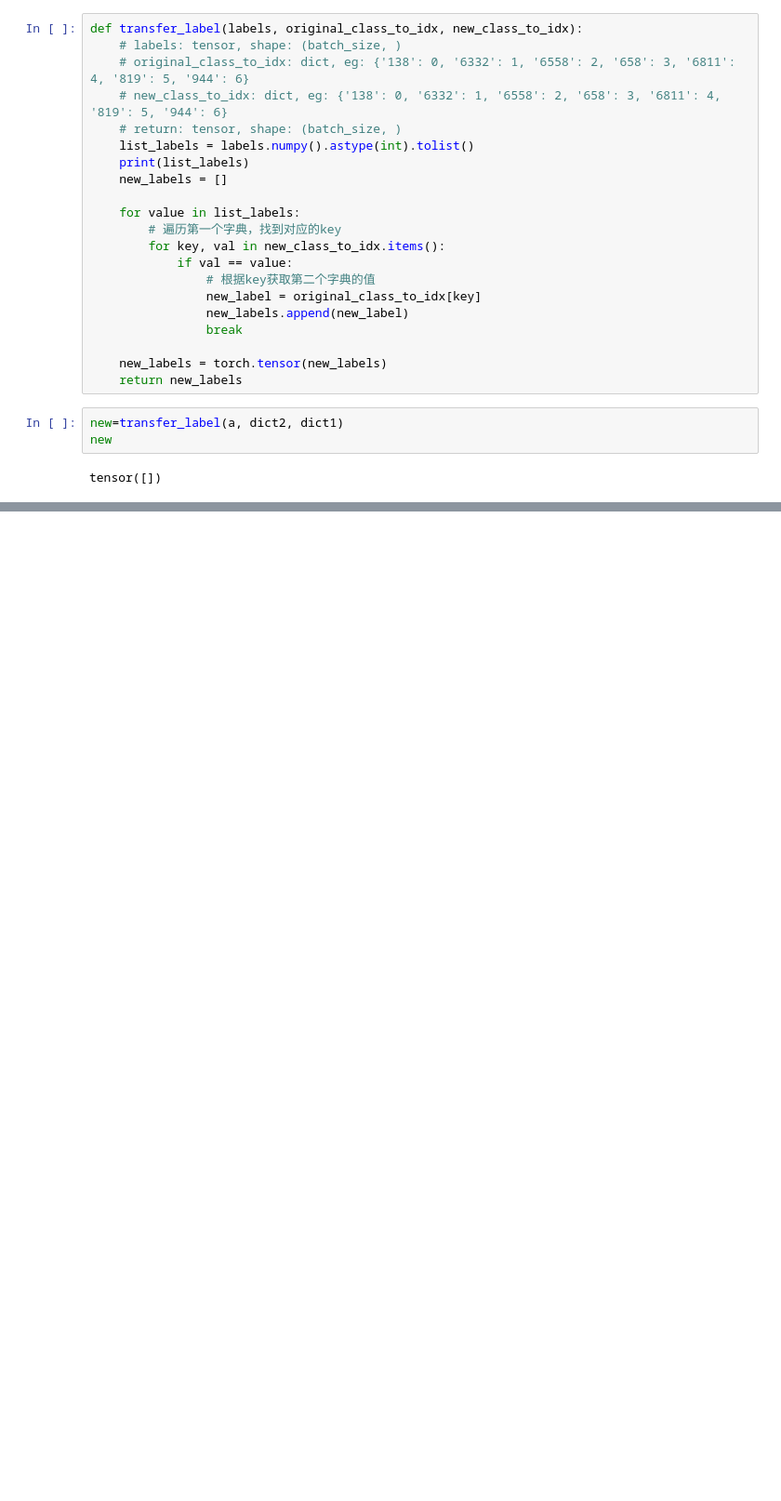
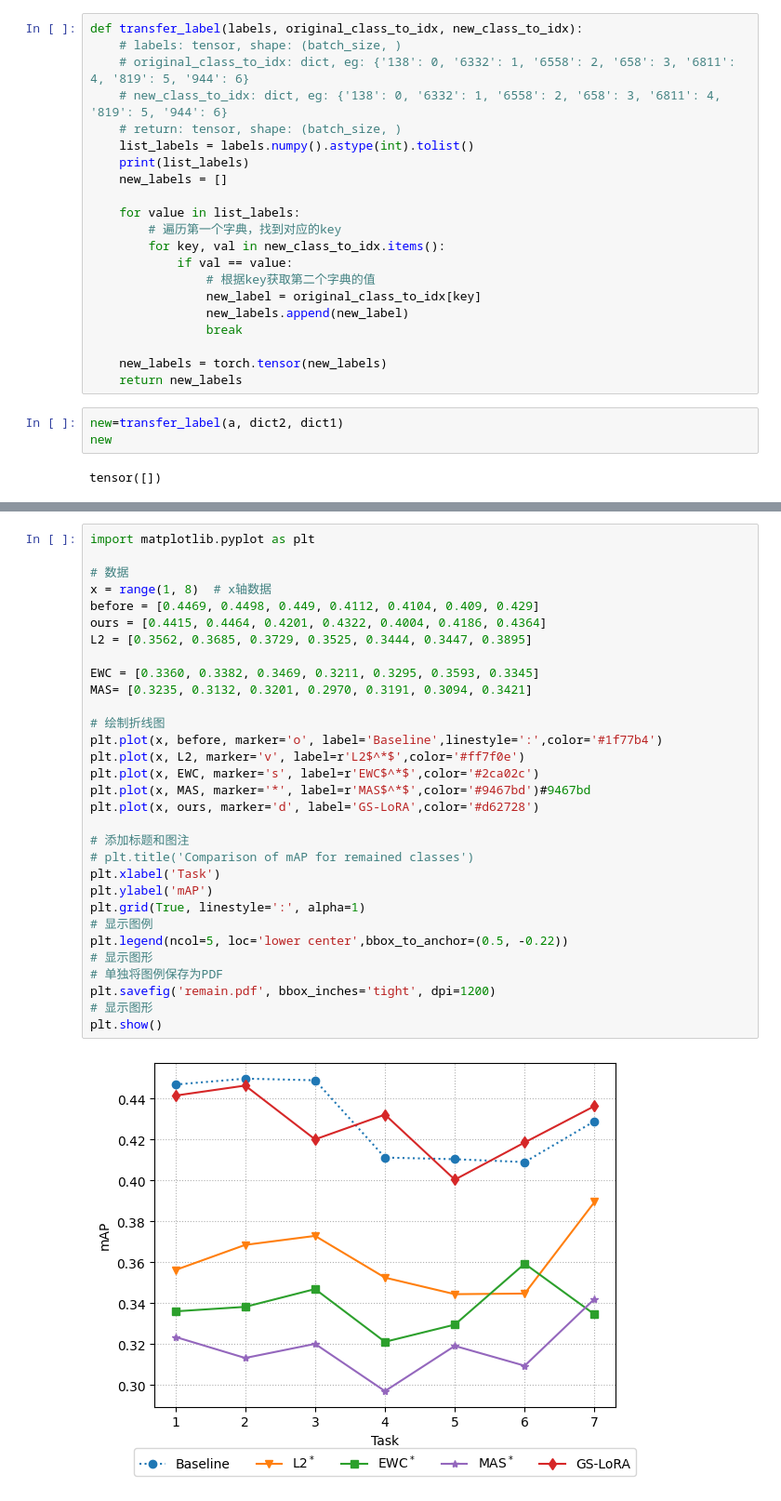
Before and after one commit to bjzhb666/GS-LoRA, a Jupyter notebook: Face-Transformer/test.ipynb, the cells around one changed output, grey strips where cells are left out. Shown at 93% size. Cells and saved outputs as stored; diff of their text form; blank space fills up the shorter version.

```diff
--- a/Face-Transformer/test.ipynb
+++ b/Face-Transformer/test.ipynb
@@ -661,0 +725,33 @@ tensor([])
+# %%
+import matplotlib.pyplot as plt
+
+# 数据
+x = range(1, 8)  # x轴数据
+before = [0.4469, 0.4498, 0.449, 0.4112, 0.4104, 0.409, 0.429]
+ours = [0.4415, 0.4464, 0.4201, 0.4322, 0.4004, 0.4186, 0.4364]
+L2 = [0.3562, 0.3685, 0.3729, 0.3525, 0.3444, 0.3447, 0.3895]
+
+EWC = [0.3360, 0.3382, 0.3469, 0.3211, 0.3295, 0.3593, 0.3345]
+MAS= [0.3235, 0.3132, 0.3201, 0.2970, 0.3191, 0.3094, 0.3421]
+
+# 绘制折线图
+plt.plot(x, before, marker='o', label='Baseline',linestyle=':',color='#1f77b4')
+plt.plot(x, L2, marker='v', label=r'L2$^*$',color='#ff7f0e')
+plt.plot(x, EWC, marker='s', label=r'EWC$^*$',color='#2ca02c')
+plt.plot(x, MAS, marker='*', label=r'MAS$^*$',color='#9467bd')#9467bd
+plt.plot(x, ours, marker='d', label='GS-LoRA',color='#d62728')
+
+# 添加标题和图注
+# plt.title('Comparison of mAP for remained classes')
+plt.xlabel('Task')
+plt.ylabel('mAP')
+plt.grid(True, linestyle=':', alpha=1)
+# 显示图例
+plt.legend(ncol=5, loc='lower center',bbox_to_anchor=(0.5, -0.22))
+# 显示图形
+# 单独将图例保存为PDF
+plt.savefig('remain.pdf', bbox_inches='tight', dpi=1200)
+# 显示图形
+plt.show()
+# %% [output]
+[figure, added]
```
Also changed, not shown: parts of 14 cells of this notebook, 16 other files.
